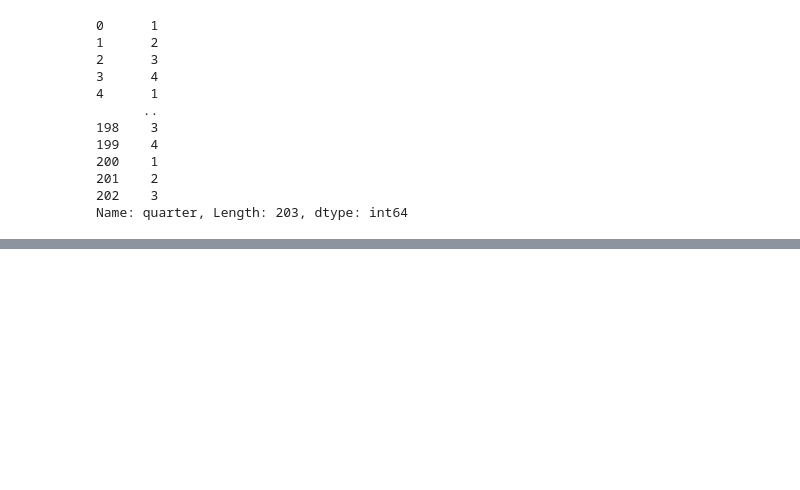
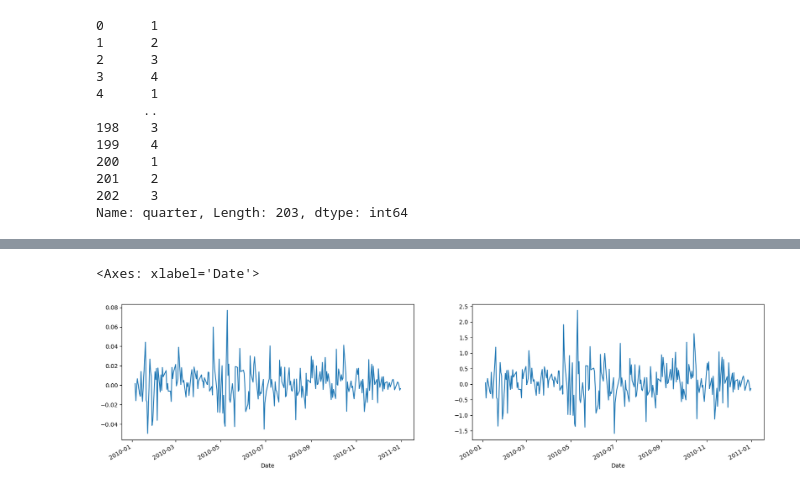
Before and after one commit to umais2005/Learning-Data_Analysis, a Jupyter notebook: Learning Data Analysis.ipynb, the cells around one changed output, grey strips where cells are left out. Drawn from its saved outputs; the diff is of its cells as text; code cells hidden in the pictures; blank space fills up the shorter version.

```diff
--- a/Learning Data Analysis.ipynb
+++ b/Learning Data Analysis.ipynb
@@ -797,0 +838,10 @@ macro
+# %%
+fig, axes = plt.subplots(1,2, sharex=True)
+fig.set_figwidth(20)
+stocks_aapl_pct = stocks['AAPL'].pct_change()
+stocks_aapl_pct['2010'].plot(ax=axes[0])
+
+stocks.AAPL.diff()['2010'].plot(ax=axes[1])
+# %% [output]
+<Axes: xlabel='Date'>
+[figure, added]
```
Also changed, not shown: parts of 38 cells of this notebook.
